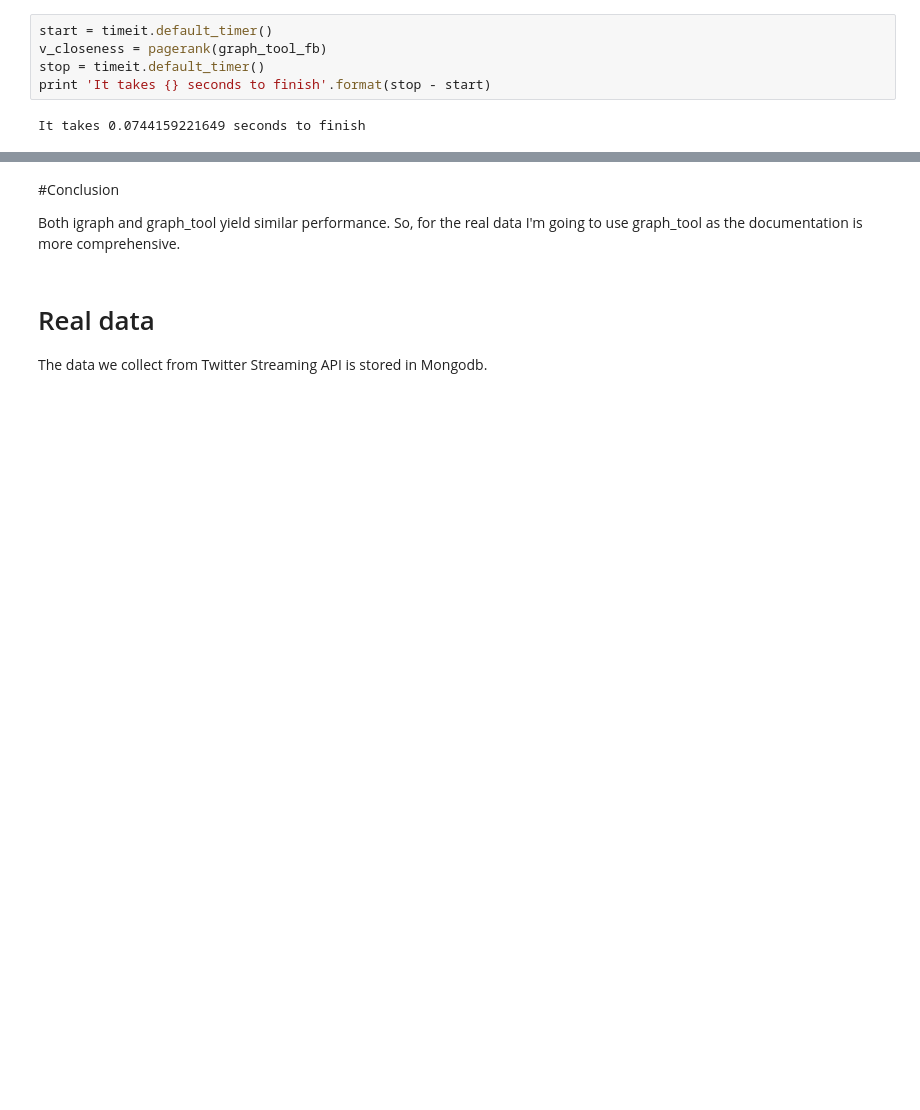
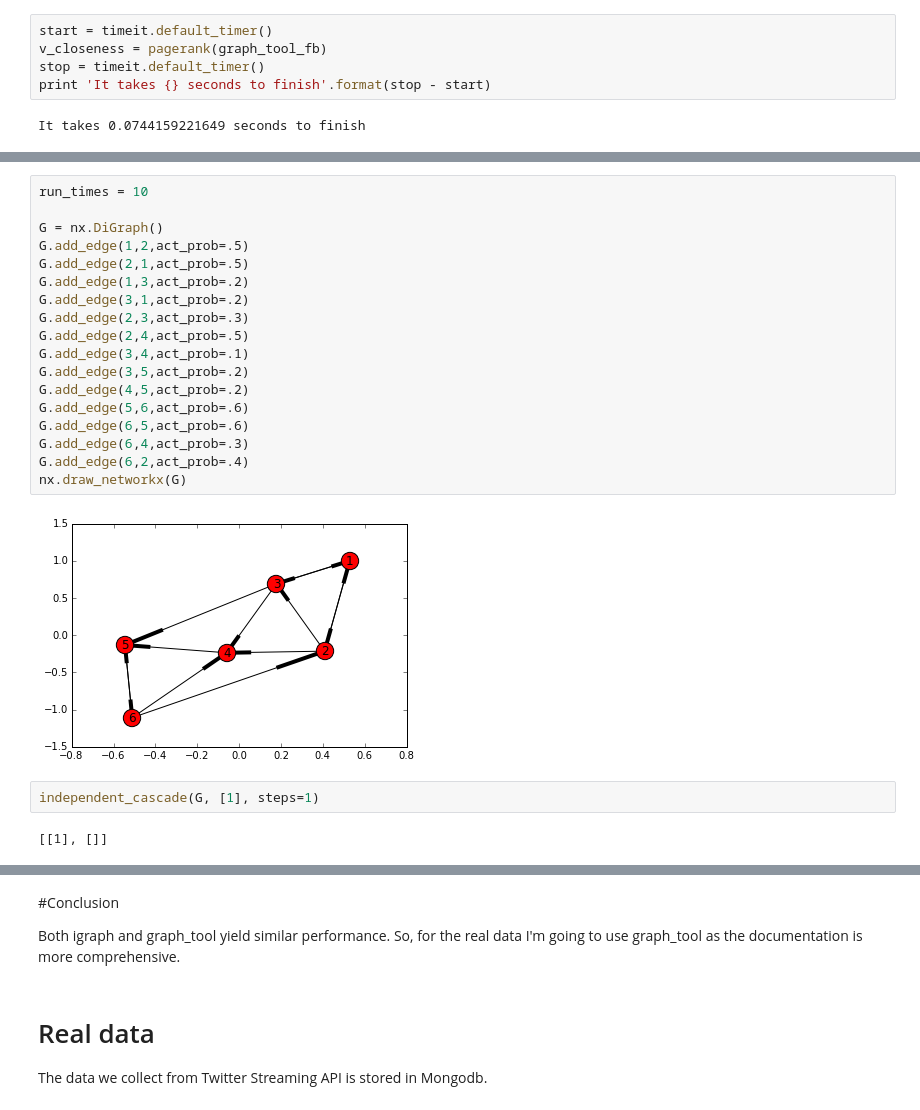
Before and after one commit to noppanit/sweepy, a Jupyter notebook: Twitter Network.ipynb, the cells around one changed output, grey strips where cells are left out. Cells and saved outputs as stored; diff of their text form; blank space fills up the shorter version.

```diff
--- a/Twitter Network.ipynb
+++ b/Twitter Network.ipynb
@@ -363,0 +610,24 @@ It takes 0.0744159221649 seconds to finish
+# %%
+run_times = 10
+
+G = nx.DiGraph()
+G.add_edge(1,2,act_prob=.5)
+G.add_edge(2,1,act_prob=.5)
+G.add_edge(1,3,act_prob=.2)
+G.add_edge(3,1,act_prob=.2)
+G.add_edge(2,3,act_prob=.3)
+G.add_edge(2,4,act_prob=.5)
+G.add_edge(3,4,act_prob=.1)
+G.add_edge(3,5,act_prob=.2)
+G.add_edge(4,5,act_prob=.2)
+G.add_edge(5,6,act_prob=.6)
+G.add_edge(6,5,act_prob=.6)
+G.add_edge(6,4,act_prob=.3)
+G.add_edge(6,2,act_prob=.4)
+nx.draw_networkx(G)
+# %% [output]
+[figure, added]
+# %%
+independent_cascade(G, [1], steps=1)
+# %% [output]
+[[1], []]
```
Also changed, not shown: parts of 37 cells of this notebook.
